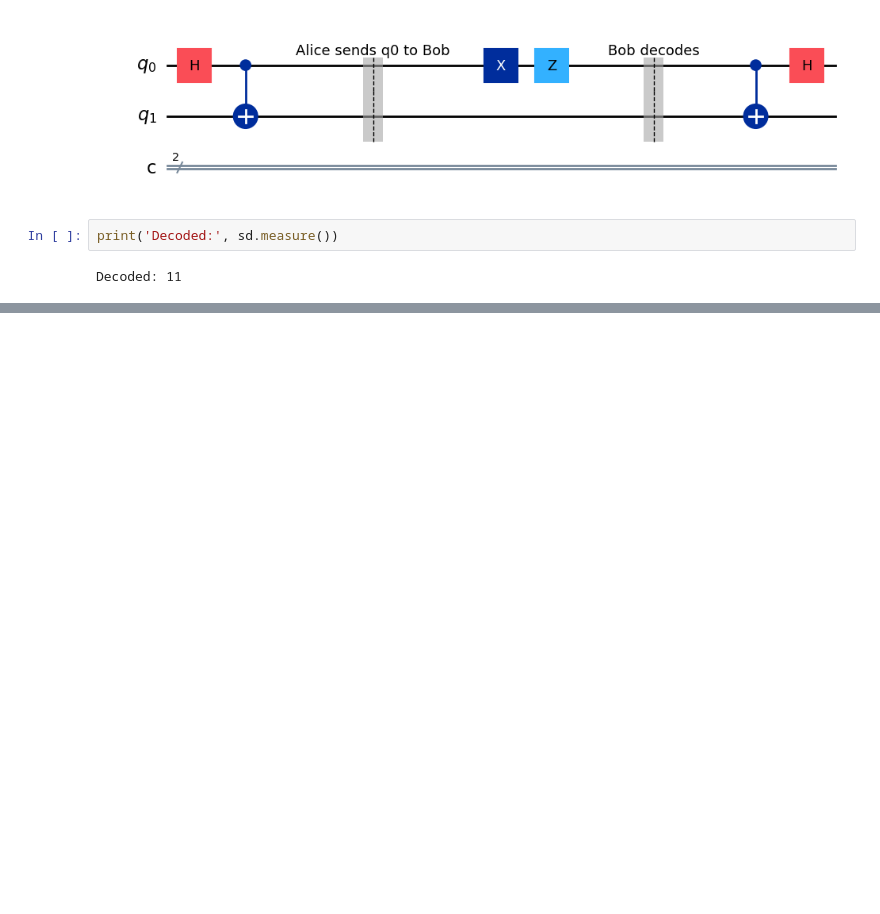
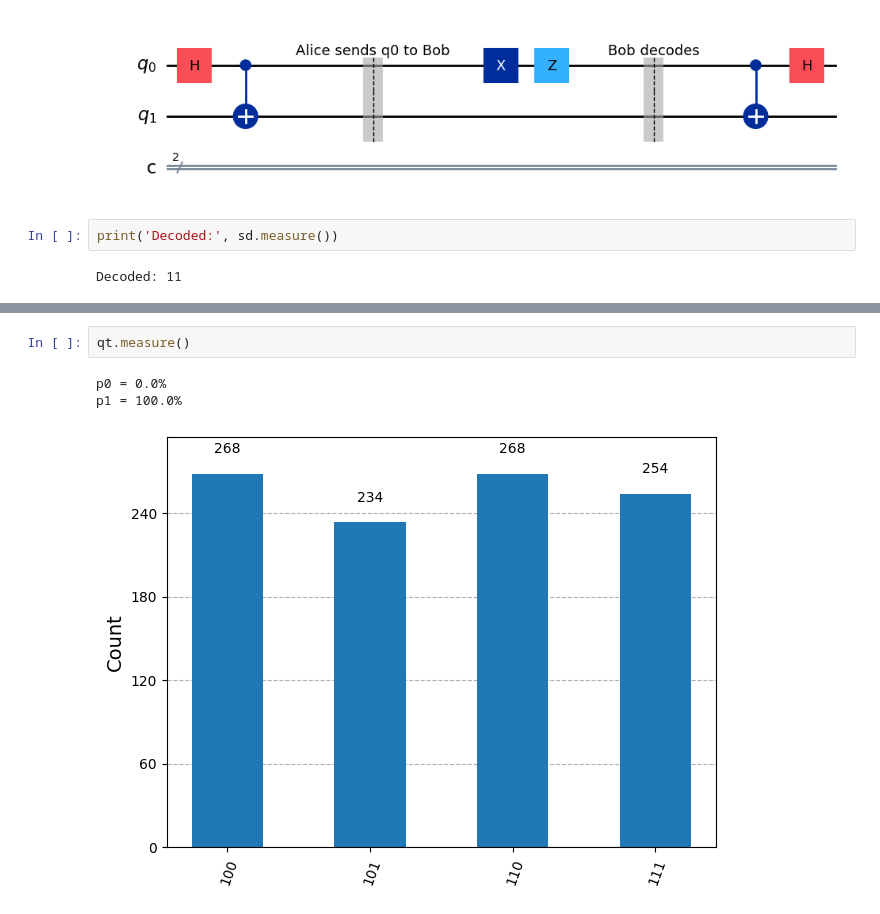
Before and after one commit to oooookk7/Quantum-Computing-with-Qiskit, a Jupyter notebook: 01-teleportation.ipynb, the cells around one changed output, grey strips where cells are left out. Saved outputs shown, nothing was run; the diff lists cells and outputs as text; blank space fills up the shorter version.

```diff
--- a/01-teleportation.ipynb
+++ b/01-teleportation.ipynb
@@ -383,0 +534,6 @@ Decoded: 11
+# %%
+qt.measure()
+# %% [output]
+p0 = 0.0%
+p1 = 100.0%
+[figure, added]
```
Also changed, not shown: parts of 18 cells of this notebook.
